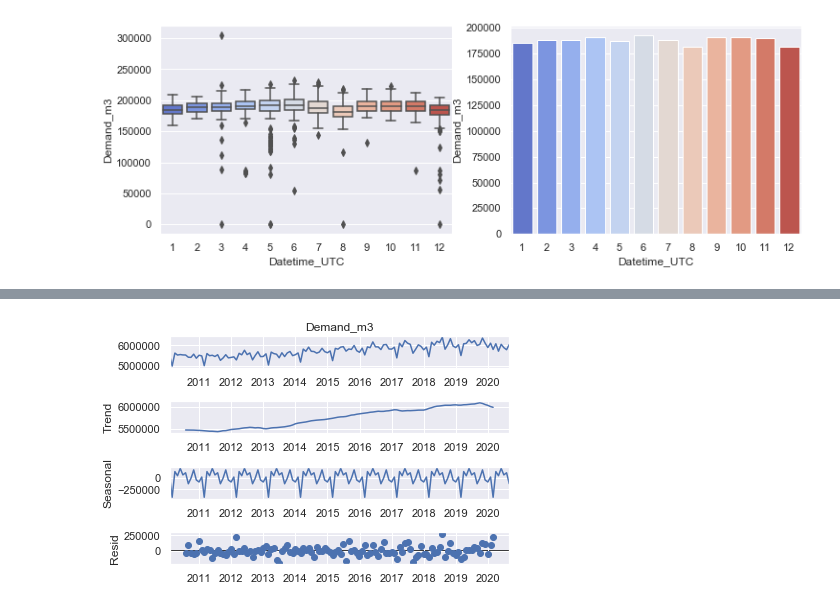
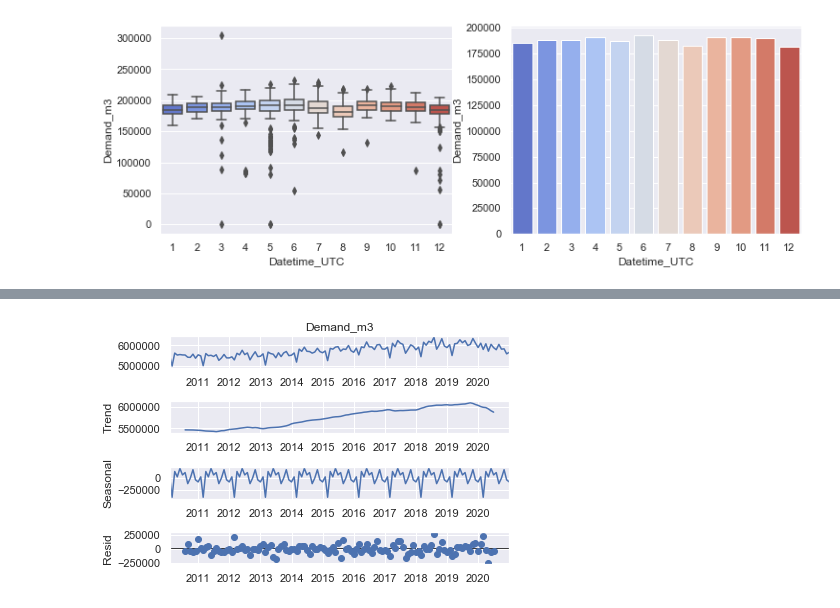
Before and after one commit to benplatten/UvA_DSP_Waternet, a Jupyter notebook: EDA_notebooks/TimeSeries EDA.ipynb, the cells around one changed output, grey strips where cells are left out. Cells and saved outputs as stored; diff of their text form; code cells hidden in the pictures.

```diff
--- a/EDA_notebooks/TimeSeries EDA.ipynb
+++ b/EDA_notebooks/TimeSeries EDA.ipynb
@@ -27,6 +29,6 @@ sns.set(style="darkgrid")
 random_seed = 42
 # %%
 columns = ['Datetime_UTC', 'Demand_m3', 'Data_status']
-df = pd.read_csv('../data/Water_usage_minute_2010_2020.txt', names=columns, header=None, delimiter='|')
+df = pd.read_csv('data/Water_usage_minute_2010_2020.txt', names=columns, header=None, delimiter='|')
 df.head()
 # %% [output]
@@ -48,8 +45,8 @@ df.head()
 | 4 | 2009-12-31 23:04:00+00:00 | 5838.264648 | 0 |
 # %%
 data = df.copy()
-data['Datetime_UTC'] = pd.to_datetime(data['Datetime_UTC'], unit='ms')
-data = data.loc[data.Datetime_UTC.between('2010-01-01', '2020-08-31')]
+data['Datetime_UTC'] = pd.to_datetime(data['Datetime_UTC'], unit='m')
+data = data.loc[data.Datetime_UTC.between('2010-01-01', '2020-12-31')]
 data.set_index('Datetime_UTC', inplace=True)
 data = data.resample('d').sum()/60
 #data.index = data.index.date
@@ -136,5 +133,8 @@ plt.show()
 data['year'] = data.index.year
 data['week_no'] = pd.Series(data.index.date).apply(lambda x: x.isocalendar()[1]).tolist()
 data['day_of_yr'] = pd.Series(data.index.date).apply(lambda x: x.timetuple().tm_yday).tolist()
+data['day_of_wk'] = pd.Series(data.index.date).apply(lambda x: x.weekday()).tolist()
+data['is_holiday'] = pd.Series(data.index.date).apply(lambda x: x in nl_vak(years=x.year)).astype(int).tolist()
+data = pd.get_dummies(data, columns=['day_of_wk'])
 data.head()
 # %% [output]
@@ -295,0 +310,6 @@ plt.show()
+# %%
+weekdays = ['day_of_wk_' + x.astype(str) for x in np.arange(0,7)]
+df_trimmed = df_daily.resample('M').sum()[['Demand_m3', 'is_holiday'] + weekdays]
+# adding timeseries exogenous variables
+df_trimmed['days_in_month'] = df_trimmed.index.map(lambda x: monthrange(x.year, x.month)[1])
+df_trimmed.head()
@@ -296,8 +324,8 @@ plt.show()
 # %%
-y = df_daily.resample('M').sum()['Demand_m3']
+y = df_trimmed['Demand_m3']
 result = seasonal_decompose(y, model='additive', freq=12)
 result.plot()
 
 plt.show()
 # %% [output]
-[figure, old version]
+[figure, new version]
```
Also changed, not shown: parts of 35 cells of this notebook.
